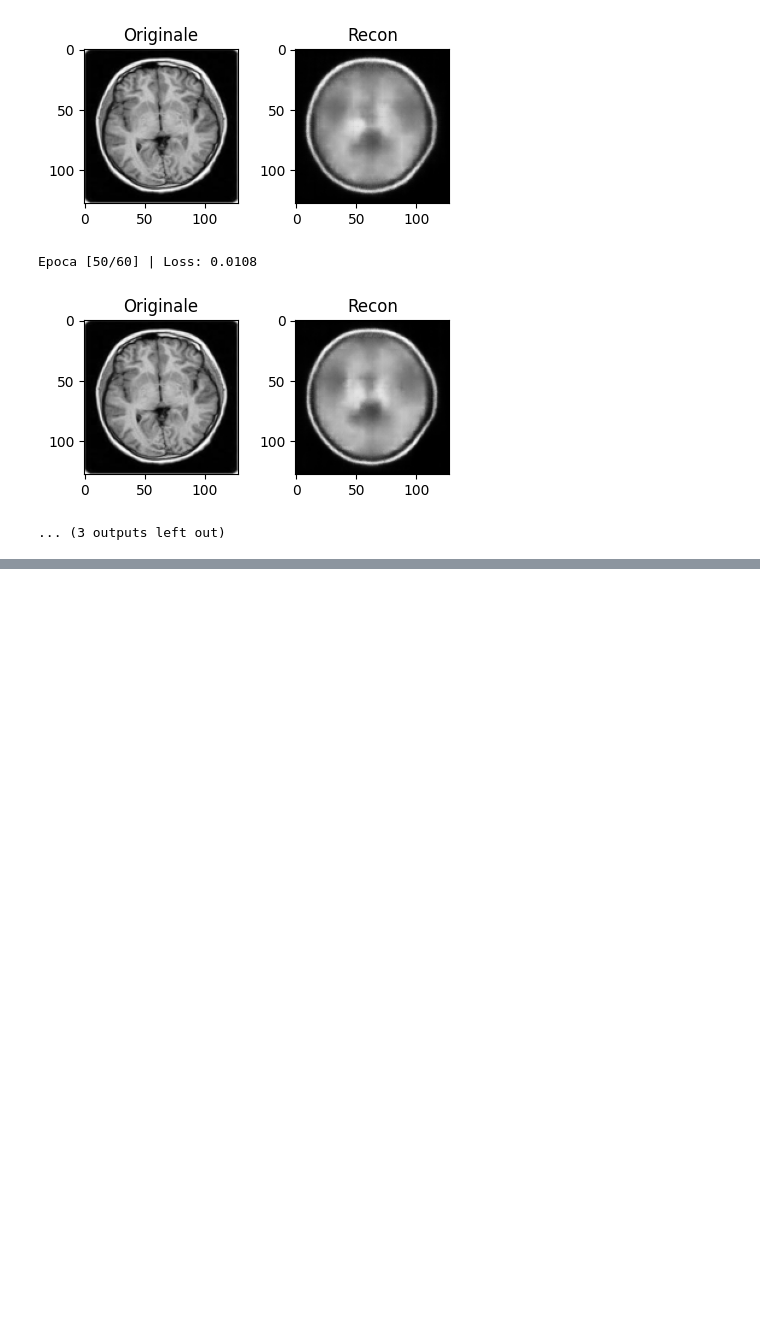
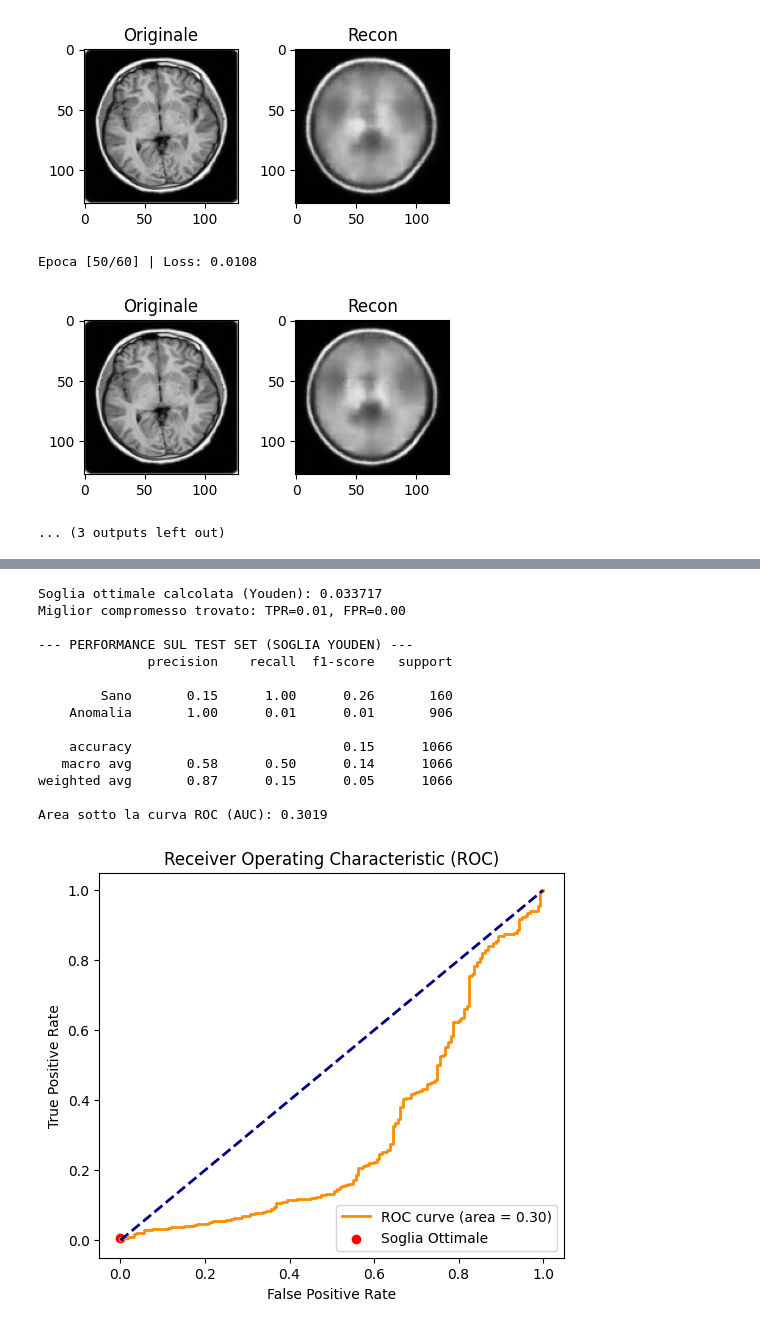
Before and after one commit to profsuccodifrutta/Variational_Autoencoder_for_Anomaly_Detection, a Jupyter notebook: first_model.ipynb, the cells around one changed output, grey strips where cells are left out. Cells and saved outputs as stored; diff of their text form; code cells hidden in the pictures; blank space fills up the shorter version.

```diff
--- a/first_model.ipynb
+++ b/first_model.ipynb
@@ -346,0 +373,71 @@ Epoca [50/60] | Loss: 0.0108
+# %%
+import numpy as np
+from sklearn.metrics import classification_report, confusion_matrix, roc_auc_score, roc_curve
+
+def get_anomaly_scores(model, loader):
+    model.eval()
+    scores = []
+    with torch.no_grad():
+        for batch in loader:
+            batch = batch.to(device)
+            recon, _, _ = model(batch)
+            # Calcoliamo l'errore per ogni singola immagine nel batch
+            mse = torch.mean((batch - recon)**2, dim=(1, 2, 3))
+            scores.extend(mse.cpu().numpy())
+    return np.array(scores)
+
+# 1. Carichiamo il modello migliore salvato
+model.load_state_dict(torch.load(f"{save_dir}/best_model.pth", map_location=device))
+
+# 2. Otteniamo i punteggi per i gruppi di Test (Sani e Anomalie)
+test_healthy_scores = get_anomaly_scores(model, test_loader_sani)
+test_anomaly_scores = get_anomaly_scores(model, anno_loader)
+
+# 3. Creiamo i vettori per la curva ROC
+y_true = np.array([0] * len(test_healthy_scores) + [1] * len(test_anomaly_scores))
+y_scores = np.concatenate([test_healthy_scores, test_anomaly_scores])
+
+# 4. Calcolo della curva ROC e della soglia ottimale (Youden's J)
+fpr, tpr, thresholds = roc_curve(y_true, y_scores)
+# J = Sensibilità + Specificità - 1  =>  J = TPR + (1 - FPR) - 1  =>  J = TPR - FPR
+j_scores = tpr - fpr
+optimal_idx = np.argmax(j_scores)
+optimal_threshold = thresholds[optimal_idx]
+
+print(f"Soglia ottimale calcolata (Youden): {optimal_threshold:.6f}")
+print(f"Miglior compromesso trovato: TPR={tpr[optimal_idx]:.2f}, FPR={fpr[optimal_idx]:.2f}")
+
+# 5. Valutazione finale con la soglia ottimizzata
+y_pred = [1 if s > optimal_threshold else 0 for s in y_scores]
+
+print("\n--- PERFORMANCE SUL TEST SET ---")
+print(classification_report(y_true, y_pred, target_names=['Sano', 'Anomalia']))
+print(f"Area sotto la curva ROC (AUC): {roc_auc_score(y_true, y_scores):.4f}")
+
+# 6. Visualizzazione opzionale della curva ROC
+import matplotlib.pyplot as plt
+plt.figure(figsize=(6, 5))
+plt.plot(fpr, tpr, color='darkorange', lw=2, label=f'ROC curve (area = {roc_auc_score(y_true, y_scores):.2f})')
+plt.plot([0, 1], [0, 1], color='navy', lw=2, linestyle='--')
+plt.scatter(fpr[optimal_idx], tpr[optimal_idx], color='red', label='Soglia Ottimale')
+plt.xlabel('False Positive Rate')
+plt.ylabel('True Positive Rate')
+plt.title('Receiver Operating Characteristic (ROC)')
+plt.legend(loc="lower right")
+plt.show()
+# %% [output]
+Soglia ottimale calcolata (Youden): 0.033717
+Miglior compromesso trovato: TPR=0.01, FPR=0.00
+
+--- PERFORMANCE SUL TEST SET (SOGLIA YOUDEN) ---
+              precision    recall  f1-score   support
+
+        Sano       0.15      1.00      0.26       160
+    Anomalia       1.00      0.01      0.01       906
+
+    accuracy                           0.15      1066
+   macro avg       0.58      0.50      0.14      1066
+weighted avg       0.87      0.15      0.05      1066
+
+Area sotto la curva ROC (AUC): 0.3019
+[figure, added]
```
Also changed, not shown: parts of 6 cells of this notebook.
